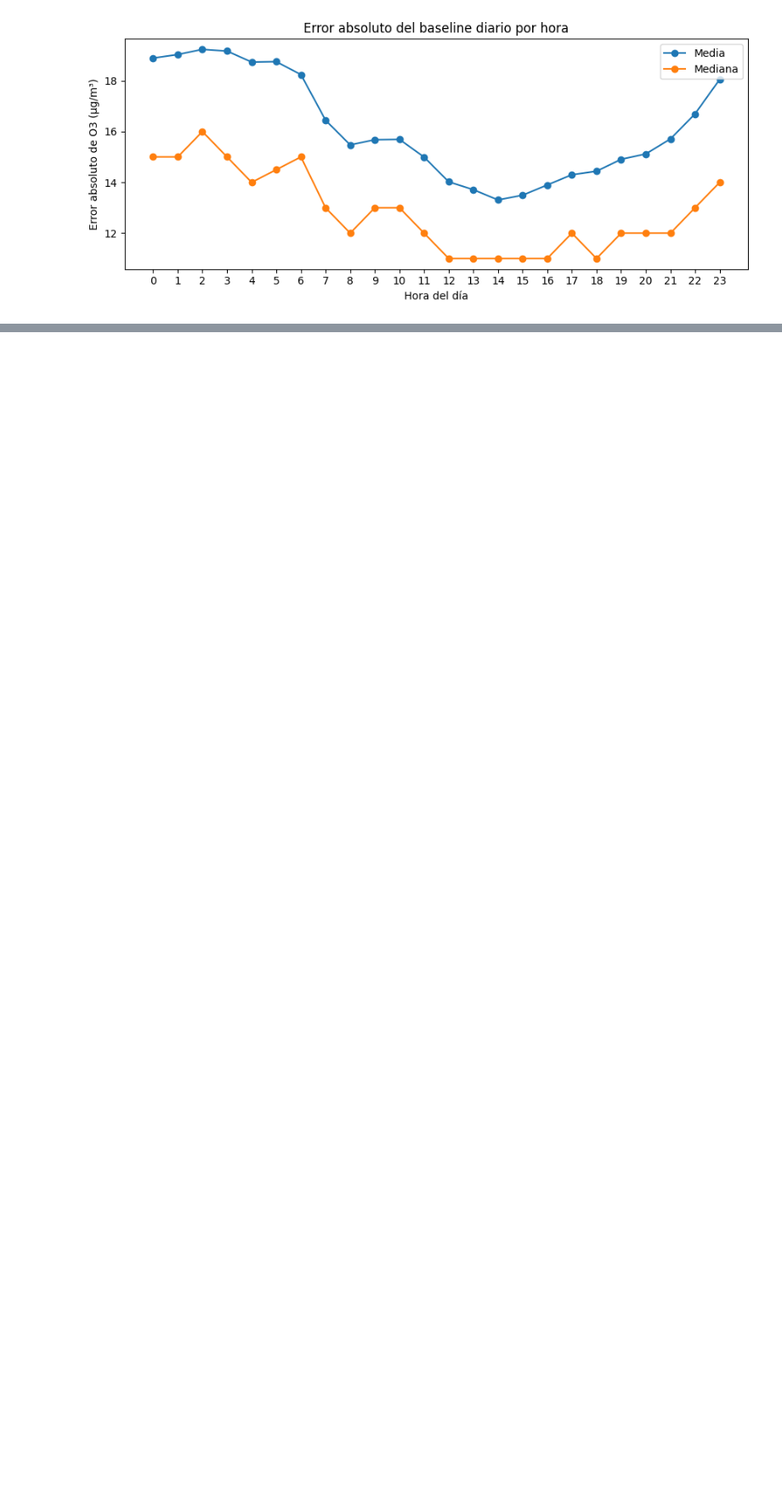
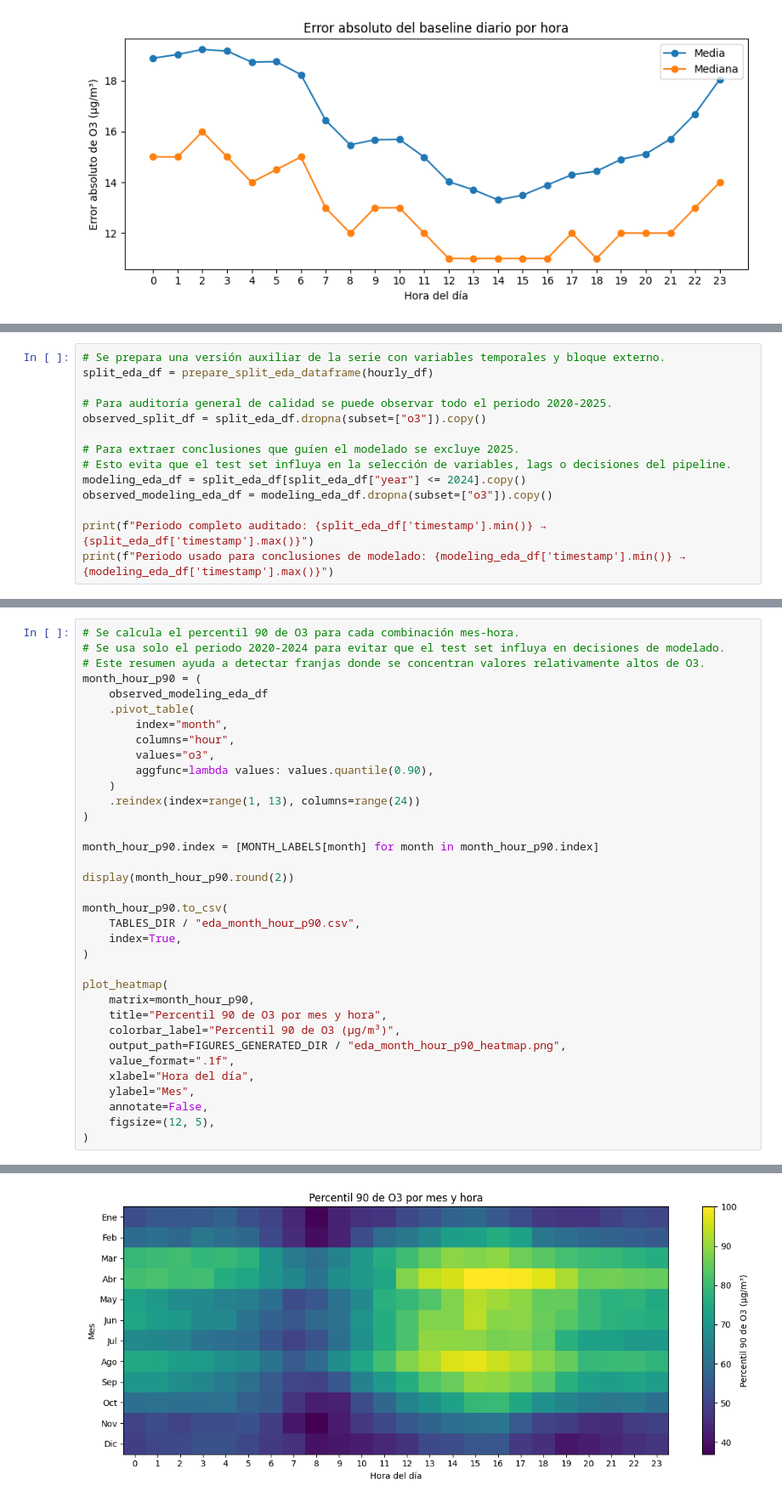
Before and after one commit to hipenation2142/trabajo, a Jupyter notebook: notebooks/01_eda_o3.ipynb, the cells around one changed output, grey strips where cells are left out. Shown at 85% size. Drawn from its saved outputs; the diff is of its cells as text; blank space fills up the shorter version.

```diff
--- a/notebooks/01_eda_o3.ipynb
+++ b/notebooks/01_eda_o3.ipynb
@@ -1200,0 +1341,14 @@ plt.show()
+# %%
+# Se prepara una versión auxiliar de la serie con variables temporales y bloque externo.
+split_eda_df = prepare_split_eda_dataframe(hourly_df)
+
+# Para auditoría general de calidad se puede observar todo el periodo 2020-2025.
+observed_split_df = split_eda_df.dropna(subset=["o3"]).copy()
+
+# Para extraer conclusiones que guíen el modelado se excluye 2025.
+# Esto evita que el test set influya en la selección de variables, lags o decisiones del pipeline.
+modeling_eda_df = split_eda_df[split_eda_df["year"] <= 2024].copy()
+observed_modeling_eda_df = modeling_eda_df.dropna(subset=["o3"]).copy()
+
+print(f"Periodo completo auditado: {split_eda_df['timestamp'].min()} → {split_eda_df['timestamp'].max()}")
+print(f"Periodo usado para conclusiones de modelado: {modeling_eda_df['timestamp'].min()} → {modeling_eda_df['timestamp'].max()}")
@@ -1200,0 +1466,36 @@ plt.show()
+# %%
+# Se calcula el percentil 90 de O3 para cada combinación mes-hora.
+# Se usa solo el periodo 2020-2024 para evitar que el test set influya en decisiones de modelado.
+# Este resumen ayuda a detectar franjas donde se concentran valores relativamente altos de O3.
+month_hour_p90 = (
+    observed_modeling_eda_df
+    .pivot_table(
+        index="month",
+        columns="hour",
+        values="o3",
+        aggfunc=lambda values: values.quantile(0.90),
+    )
+    .reindex(index=range(1, 13), columns=range(24))
+)
+
+month_hour_p90.index = [MONTH_LABELS[month] for month in month_hour_p90.index]
+
+display(month_hour_p90.round(2))
+
+month_hour_p90.to_csv(
+    TABLES_DIR / "eda_month_hour_p90.csv",
+    index=True,
+)
+
+plot_heatmap(
+    matrix=month_hour_p90,
+    title="Percentil 90 de O3 por mes y hora",
+    colorbar_label="Percentil 90 de O3 (µg/m³)",
+    output_path=FIGURES_GENERATED_DIR / "eda_month_hour_p90_heatmap.png",
+    value_format=".1f",
+    xlabel="Hora del día",
+    ylabel="Mes",
+    annotate=False,
+    figsize=(12, 5),
+)
+# %% [output]
@@ -1200,0 +1515 @@ plt.show()
+[figure, added]
```
Also changed, not shown: parts of 9 cells of this notebook, 17 other files.
